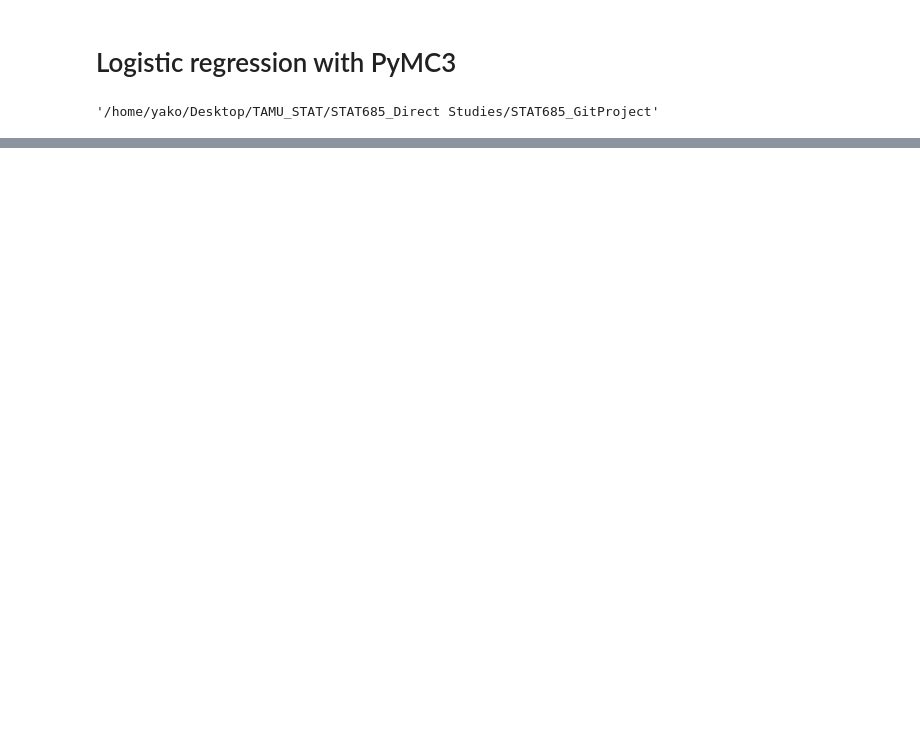
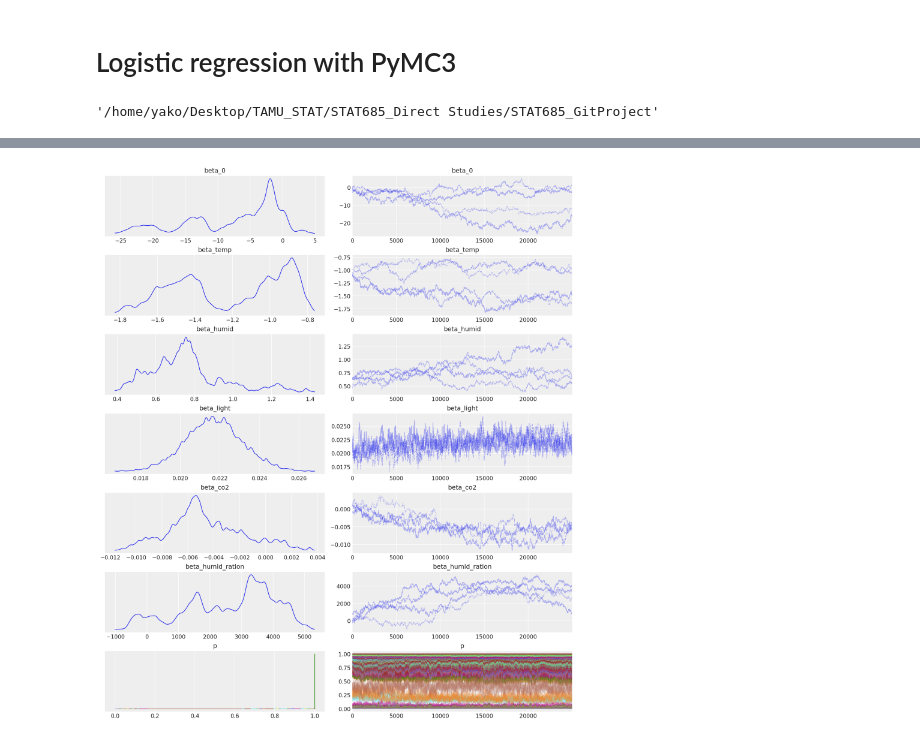
Before and after one commit to yakosgit/stat685_pymc_spring2023, a Jupyter notebook: PyMC Intro.ipynb, the cells around one changed output, grey strips where cells are left out. Saved outputs shown, nothing was run; the diff lists cells and outputs as text; code cells hidden in the pictures; blank space fills up the shorter version.

```diff
--- a/PyMC Intro.ipynb
+++ b/PyMC Intro.ipynb
@@ -159,6 +159,6 @@ os.getcwd()
 # %% [output]
 '/home/yako/Desktop/TAMU_STAT/STAT685_Direct Studies/STAT685_GitProject'
 # %%
-df=pd.read_csv('/home/yako/Desktop/TAMU_STAT/STAT685_Direct Studies/STAT685_GitProject/datatest.txt')
+df=pd.read_csv('/home/yako/Desktop/TAMU_STAT/STAT685_Direct Studies/STAT685_GitProject/occupancy_data/datatest.txt')
 df.sample(5)
 # %% [output]
@@ -165,0 +171,2 @@ FileNotFoundError: [Errno 2] No such file or directory: '/home/yako/Desktop/TAMU
+# %%
+df['date']=pd.to_datetime(df['date'])
@@ -165,0 +197,27 @@ FileNotFoundError: [Errno 2] No such file or directory: '/home/yako/Desktop/TAMU
+# %%
+lower=-10**6
+higher=10**6
+with pm.Model() as first_model:
+    #priors on parameters
+    beta_0=pm.Uniform('beta_0', lower=lower, upper= higher)
+    beta_temp=pm.Uniform('beta_temp', lower, higher)
+    beta_humid=pm.Uniform('beta_humid', lower, higher)
+    beta_light=pm.Uniform('beta_light', lower, higher)
+    beta_co2=pm.Uniform('beta_co2', lower, higher)
+    beta_humid_ratio=pm.Uniform('beta_humid_ration', lower, higher)
+
+    #the probability of belonging to class 1
+    p = pm.Deterministic('p', pm.math.sigmoid(beta_0+beta_temp*df['Temperature']+
+                               beta_humid*df['Humidity']+
+                               beta_light*df['Light']+
+                               beta_co2*df['CO2']+
+                               beta_humid_ratio*df['HumidityRatio']))
+with first_model:
+    #fit the data
+    observed=pm.Bernoulli("occupancy", p, observed=df['Occupancy'])
+    start=pm.find_MAP()
+    step=pm.Metropolis()
+
+    #samples from posterior distribution
+    trace=pm.sample(25000, step=step, start=start)
+    #burned_trace=trace[15000:]
@@ -165,0 +237,4 @@ FileNotFoundError: [Errno 2] No such file or directory: '/home/yako/Desktop/TAMU
+# %%
+az.plot_trace(trace, combined=True);
+# %% [output]
+[figure, added]
```
Also changed, not shown: parts of 5 cells of this notebook.
